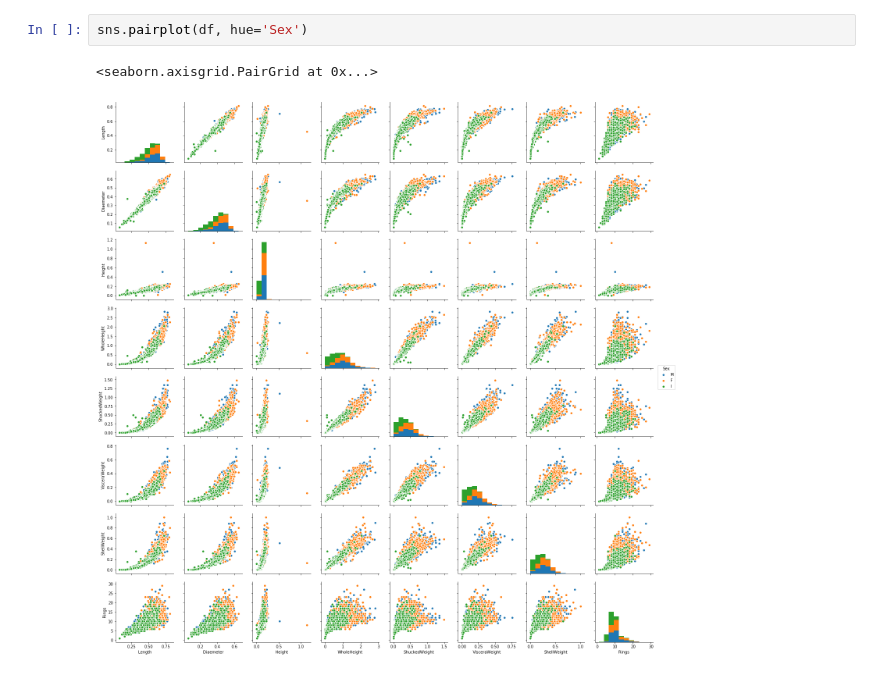
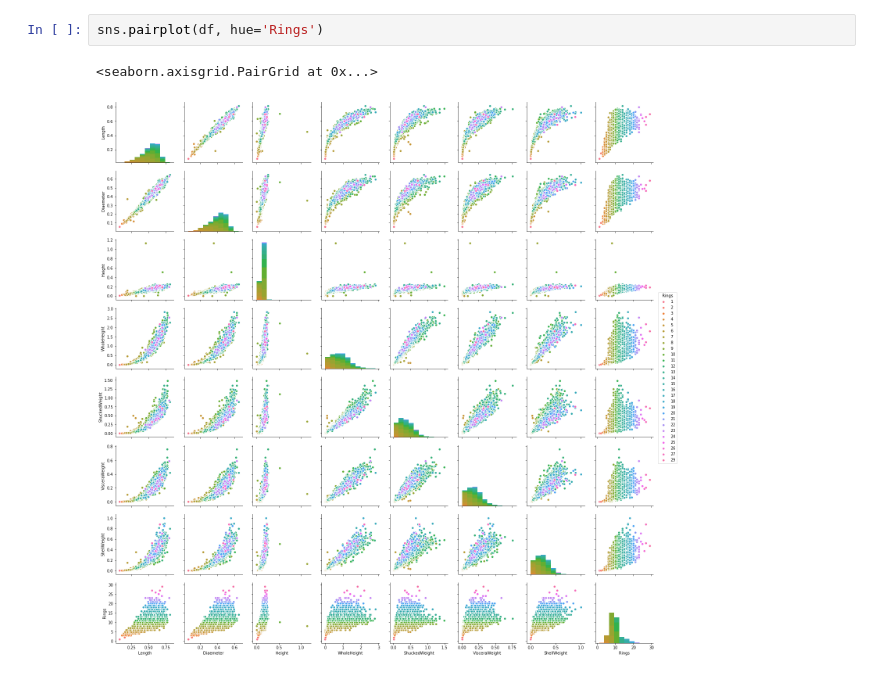
Before and after one commit to GTU-Projects/CSE455_MachineLearning_2018, a Jupyter notebook: HW2_DECISION_TREE/HW2_MEN_HASAN_131044009.ipynb, the cells around one changed output. Saved outputs shown, nothing was run; the diff lists cells and outputs as text.

```diff
--- a/HW2_DECISION_TREE/HW2_MEN_HASAN_131044009.ipynb
+++ b/HW2_DECISION_TREE/HW2_MEN_HASAN_131044009.ipynb
@@ -81,5 +238,5 @@ df.describe()
 # %%
-sns.pairplot(df, hue='Sex')
+sns.pairplot(df, hue='Rings')
 # %% [output]
 <seaborn.axisgrid.PairGrid at 0x...>
-[figure, old version]
+[figure, new version]
```
Also changed, not shown: parts of 31 cells of this notebook, 1 other file.
